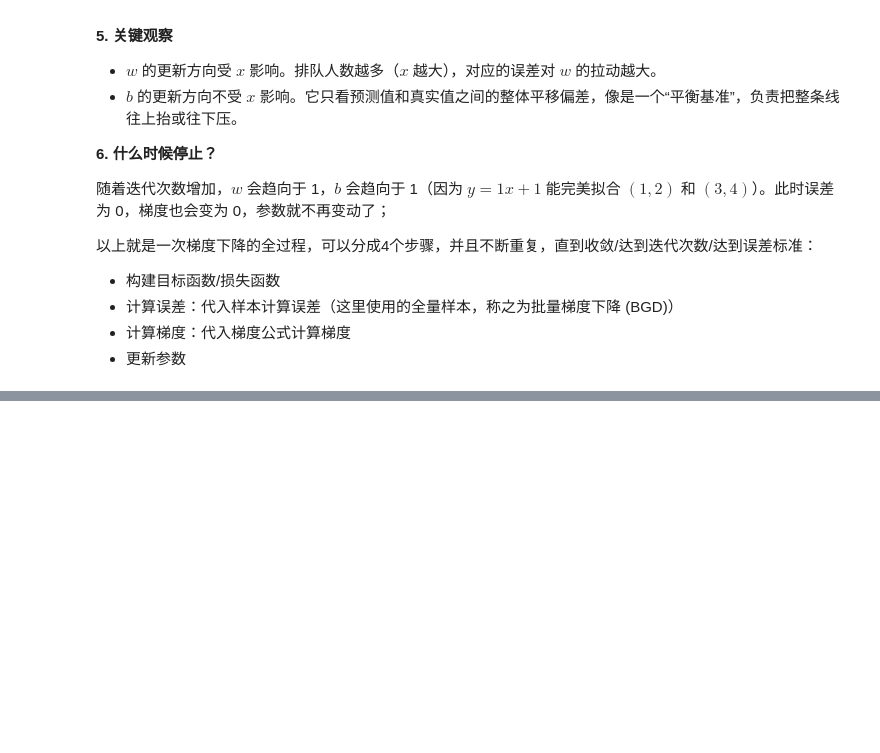
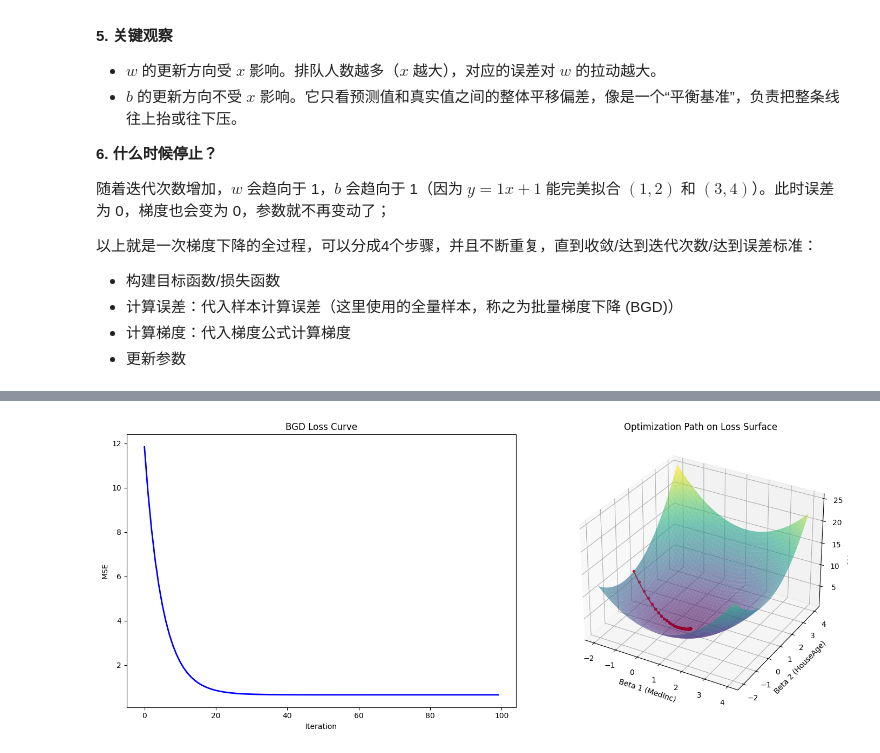
Before and after one commit to yanptang/data_science, a Jupyter notebook: 传统机器学习模型/01-线性回归.ipynb, the cells around one changed output, grey strips where cells are left out. Saved outputs shown, nothing was run; the diff lists cells and outputs as text; code cells hidden in the pictures; blank space fills up the shorter version.

```diff
--- a/传统机器学习模型/01-线性回归.ipynb
+++ b/传统机器学习模型/01-线性回归.ipynb
@@ -474,0 +471,88 @@ BGD 最终测试集 MSE: 0.555891
+# %%
+# 这个例子我们用加州房价数据集，演示批量梯度下降（BGD）的优化路径在损失曲面上的变化。
+import numpy as np
+import matplotlib.pyplot as plt
+from sklearn.datasets import fetch_california_housing
+from sklearn.model_selection import train_test_split
+from sklearn.preprocessing import StandardScaler
+from sklearn.metrics import mean_squared_error
+
+# 1. 加载并预处理数据
+housing = fetch_california_housing()
+
+# 为了方便可视化 3D 路径，我们只选前两个特征：MedInc (收入) 和 HouseAge (房龄)
+X = housing.data[:, :2]
+y = housing.target.reshape(-1, 1)
+
+X_train, X_test, y_train, y_test = train_test_split(X, y, test_size=0.2, random_state=42)
+
+scaler = StandardScaler()
+X_train_scaled = scaler.fit_transform(X_train)
+X_test_scaled = scaler.transform(X_test)
+
+# 添加偏置项
+X_b = np.c_[np.ones((X_train_scaled.shape[0], 1)), X_train_scaled]
+X_test_b = np.c_[np.ones((X_test_scaled.shape[0], 1)), X_test_scaled]
+
+# 2. 梯度下降
+alpha = 0.1
+n_iterations = 100
+n_samples, n_features = X_b.shape
+beta = np.array([[-1.0], [-1.0], [-1.0]]) # 固定初始化，方便观察
+
+loss_history = []
+beta_history = [] # 记录参数轨迹
+
+for iteration in range(n_iterations):
+    beta_history.append(beta.ravel().copy())
+    y_pred = X_b.dot(beta)
+    error = y_pred - y_train
+
+    #梯度计算推导过程见附录
+    gradients = (1/n_samples) * X_b.T.dot(error)
+    beta = beta - alpha * gradients
+
+    current_loss = mean_squared_error(y_train, X_b.dot(beta))
+    loss_history.append(current_loss)
+
+beta_history = np.array(beta_history)
+
+# 3. 准备可视化：计算损失曲面网格
+# 我们固定偏置项 beta0，观察 beta1 和 beta2 的曲面
+b1_range = np.linspace(-2, 4, 50)
+b2_range = np.linspace(-2, 4, 50)
+B1, B2 = np.meshgrid(b1_range, b2_range)
+Z = np.zeros(B1.shape)
+
+fixed_beta0 = beta[0, 0] # 使用训练后的偏置项
+for i in range(len(b1_range)):
+    for j in range(len(b2_range)):
+        temp_beta = np.array([[fixed_beta0], [B1[i,j]], [B2[i,j]]])
+        Z[i,j] = mean_squared_error(y_train, X_b.dot(temp_beta))
+
+# 4. 绘图
+fig = plt.figure(figsize=(15, 6))
+
+# 子图 1: 损失曲线
+ax1 = fig.add_subplot(1, 2, 1)
+ax1.plot(loss_history, color='blue', lw=2)
+ax1.set_title('BGD Loss Curve')
+ax1.set_xlabel('Iteration')
+ax1.set_ylabel('MSE')
+
+# 子图 2: 3D 参数轨迹图
+ax2 = fig.add_subplot(1, 2, 2, projection='3d')
+ax2.plot_surface(B1, B2, Z, cmap='viridis', alpha=0.6)
+# 绘制轨迹：取 beta1(index 1) 和 beta2(index 2)
+path_z = [mean_squared_error(y_train, X_b.dot(b.reshape(-1,1))) for b in beta_history]
+ax2.plot(beta_history[:, 1], beta_history[:, 2], path_z, color='red', marker='o', markersize=3, label='Gradient Path')
+
+ax2.set_title('Optimization Path on Loss Surface')
+ax2.set_xlabel('Beta 1 (MedInc)')
+ax2.set_ylabel('Beta 2 (HouseAge)')
+ax2.set_zlabel('MSE Loss')
+
+plt.tight_layout()
+plt.show()
+# %% [output]
+[figure, added]
```
Also changed, not shown: parts of 11 cells of this notebook, 2 other files.
